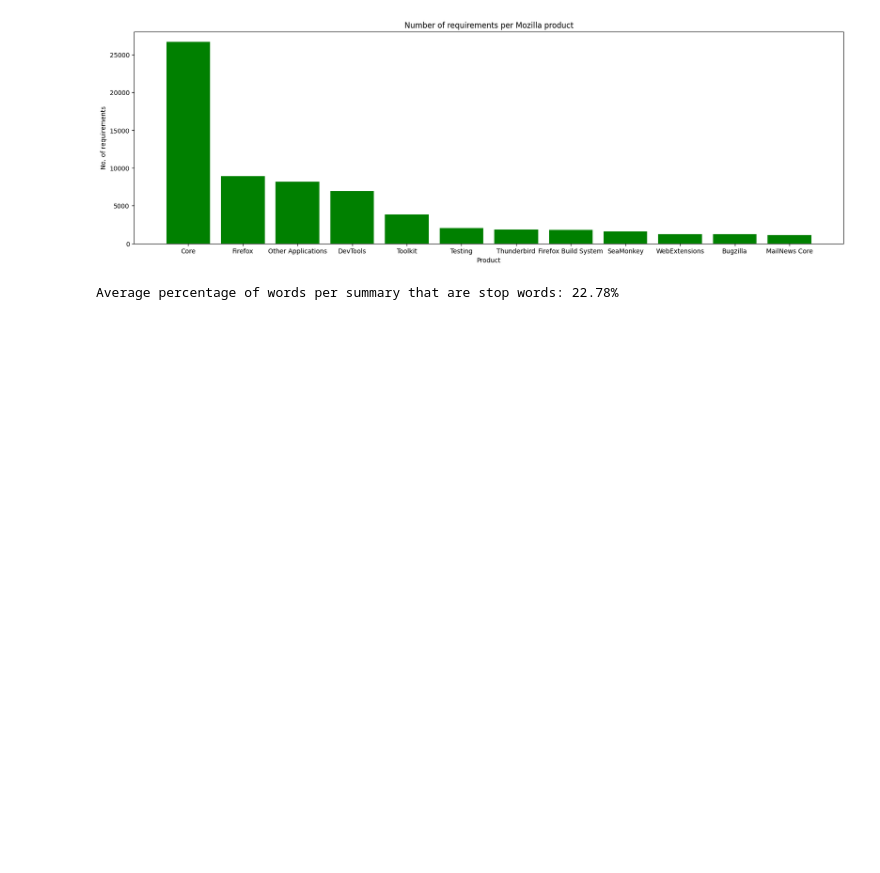
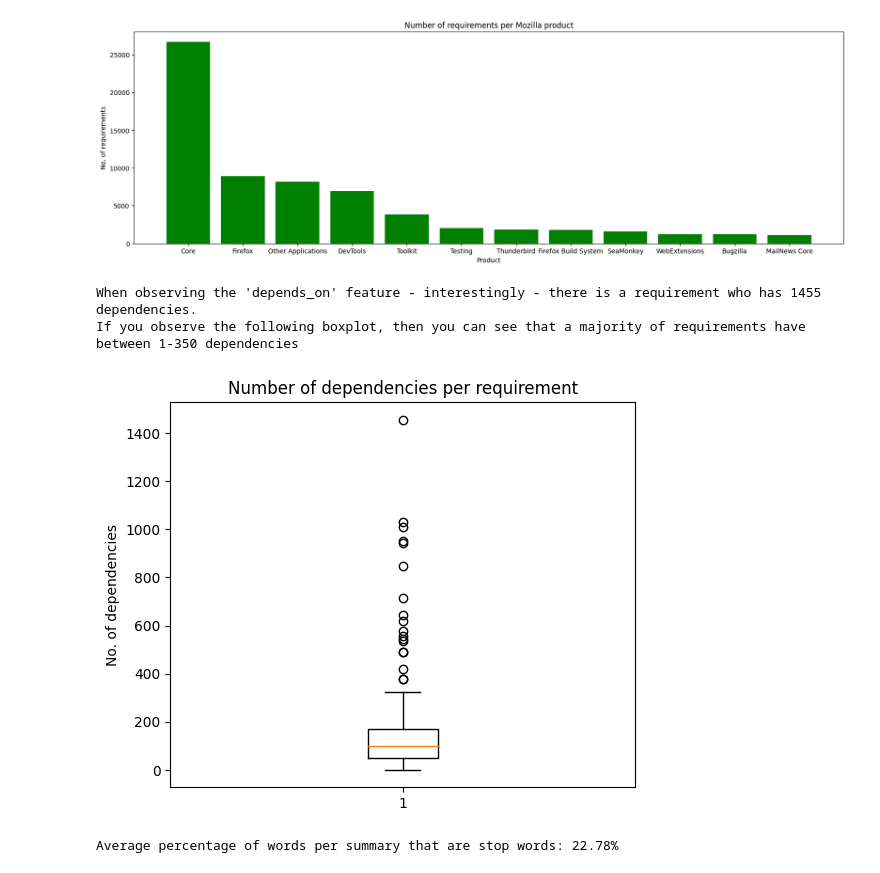
Before and after one commit to bryce-krispies/ensf544_proj2, a Jupyter notebook: Project Code.ipynb, the cells around one changed output. Drawn from its saved outputs; the diff is of its cells as text; code cells hidden in the pictures; blank space fills up the shorter version.

```diff
--- a/Project Code.ipynb
+++ b/Project Code.ipynb
@@ -48,6 +48,40 @@ plt.show()
 We now have approx. 12 different products.
 The bar chart below shows the distribution of products in the dataset:
 [figure]
+# %%
+#find out number of dependencies per requirement
+temp = []
+for i in range(0, len(complete_dataset)):
+    if isinstance(complete_dataset.iloc[i]['depends_on'], str):
+        temp.append(len(complete_dataset.iloc[i]['depends_on'].split(',')))
+    else:
+        temp.append(complete_dataset.iloc[i]['depends_on'])
+all_num_of_dependencies = []
+all_num_of_dependencies_values = []
+temp = pd.DataFrame(temp)
+for i in range(0, len(temp.value_counts())):
+    all_num_of_dependencies.append(int(temp.value_counts().index[i][0]))
+    all_num_of_dependencies_values.append(temp.value_counts().values[i])
+print("When observing the 'depends_on' feature - interestingly - there is a requirement who has", max(all_num_of_dependencies), "dependencies.")
+print("If you observe the following boxplot, then you can see that a majority of requirements have between 1-350 dependencies")
+plt.figure(figsize =(6, 5))
+plt.title("Number of dependencies per requirement")
+plt.ylabel("No. of dependencies")
+plt.boxplot(all_num_of_dependencies)
+plt.show()
+# %%
+#find out number of dependencies per requirement
+print("When observing the 'depends_on' feature - interestingly - there is a requirement who has", max(all_num_of_dependencies), "dependencies.")
+print("If you observe the following boxplot, then you can see that a majority of requirements have between 1-350 dependencies")
+plt.figure(figsize =(6, 5))
+plt.title("Number of dependencies per requirement")
+plt.ylabel("No. of dependencies")
+plt.boxplot(all_num_of_dependencies)
+plt.show()
+# %% [output]
+When observing the 'depends_on' feature - interestingly - there is a requirement who has 1455 dependencies.
+If you observe the following boxplot, then you can see that a majority of requirements have between 1-350 dependencies
+[figure, added]
 # %%
 from sklearn.feature_extraction.text import CountVectorizer
 from sklearn.feature_extraction.text import ENGLISH_STOP_WORDS
```
